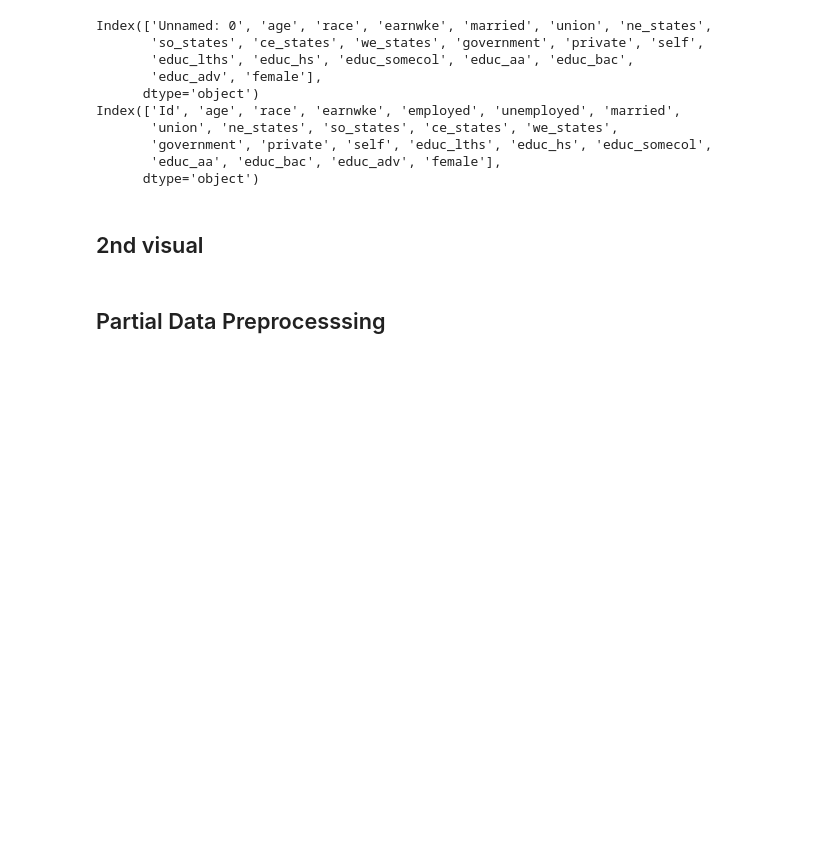
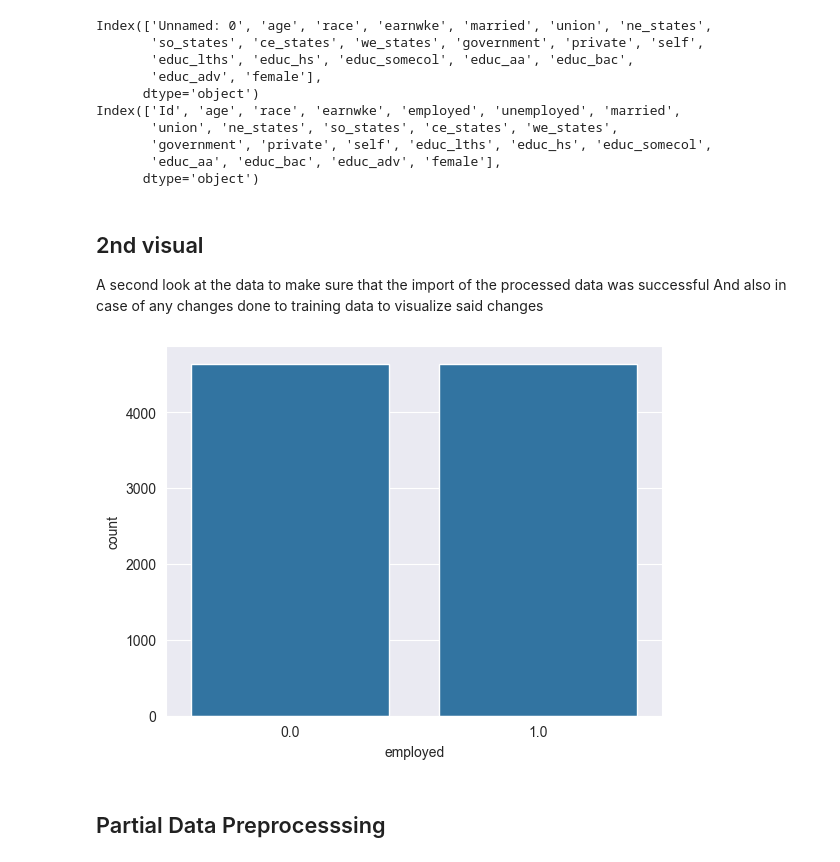
Before and after one commit to nina-prog/prac-smart-data-analytics, a Jupyter notebook: notebooks/exercise-01/240504_Christoph_employment_pred.ipynb, the cells around one changed output. Drawn from its saved outputs; the diff is of its cells as text; code cells hidden in the pictures; blank space fills up the shorter version.

Commit message:
Comments added, complete for data & pred

```diff
--- a/notebooks/exercise-01/240504_Christoph_employment_pred.ipynb
+++ b/notebooks/exercise-01/240504_Christoph_employment_pred.ipynb
@@ -69,6 +69,14 @@ Index(['Id', 'age', 'race', 'earnwke', 'employed', 'unemployed', 'married',
 #DEBUG print(len(df_train))
 # %% [markdown]
 ## 2nd visual <a class="anchor" id="4th"></a>
+
+A second look at the data to make sure that the import of the processed data  was successful
+And also in case of any changes done to training data to visualize said changes
+# %%
+sns.countplot(data=df_train, x="employed")
+plt.show()
+# %% [output]
+[figure, added]
 # %% [markdown]
 ## Partial Data Preprocesssing <a class="anchor" id="5th"></a>
 # %%
```
Also changed, not shown: parts of 7 cells of this notebook.
